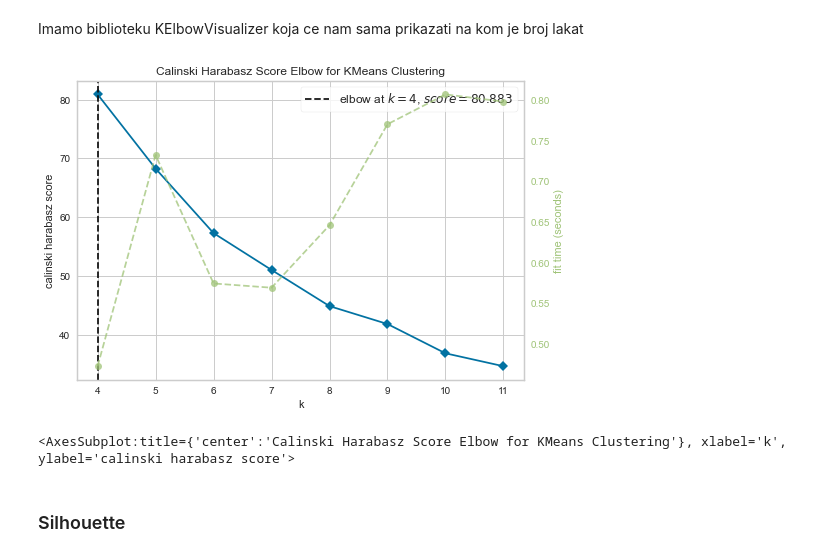
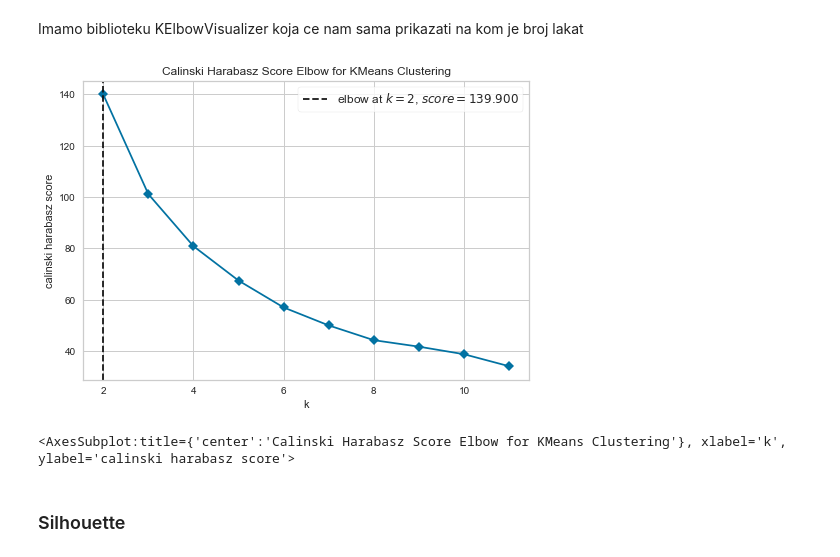
Before and after one commit to OMKE/movie-pal, a Jupyter notebook: movie-recommender.ipynb, the cells around one changed output. Drawn from its saved outputs; the diff is of its cells as text; code cells hidden in the pictures.

```diff
--- a/movie-recommender.ipynb
+++ b/movie-recommender.ipynb
@@ -147,11 +150,11 @@ Na osnovu Davies-Bouldin Index-a, dobijamo da je optimalan broj klastera negdje
 Imamo biblioteku KElbowVisualizer koja ce nam sama prikazati na kom je broj lakat
 # %%
 calinski_harabasz_model = KMeans()
-calinski_harabasz_visualizer = KElbowVisualizer(calinski_harabasz_model, k=(4, 12), metric='calinski_harabasz')
+calinski_harabasz_visualizer = KElbowVisualizer(calinski_harabasz_model, k=(2, 12), metric='calinski_harabasz', timings=False)
 calinski_harabasz_visualizer.fit(matrix)
 calinski_harabasz_visualizer.show()
 # %% [output]
-[figure, old version]
+[figure, new version]
 <AxesSubplot:title={'center':'Calinski Harabasz Score Elbow for KMeans Clustering'}, xlabel='k', ylabel='calinski harabasz score'>
 # %% [markdown]
 ### Silhouette
```
Also changed, not shown: parts of 9 cells of this notebook.
